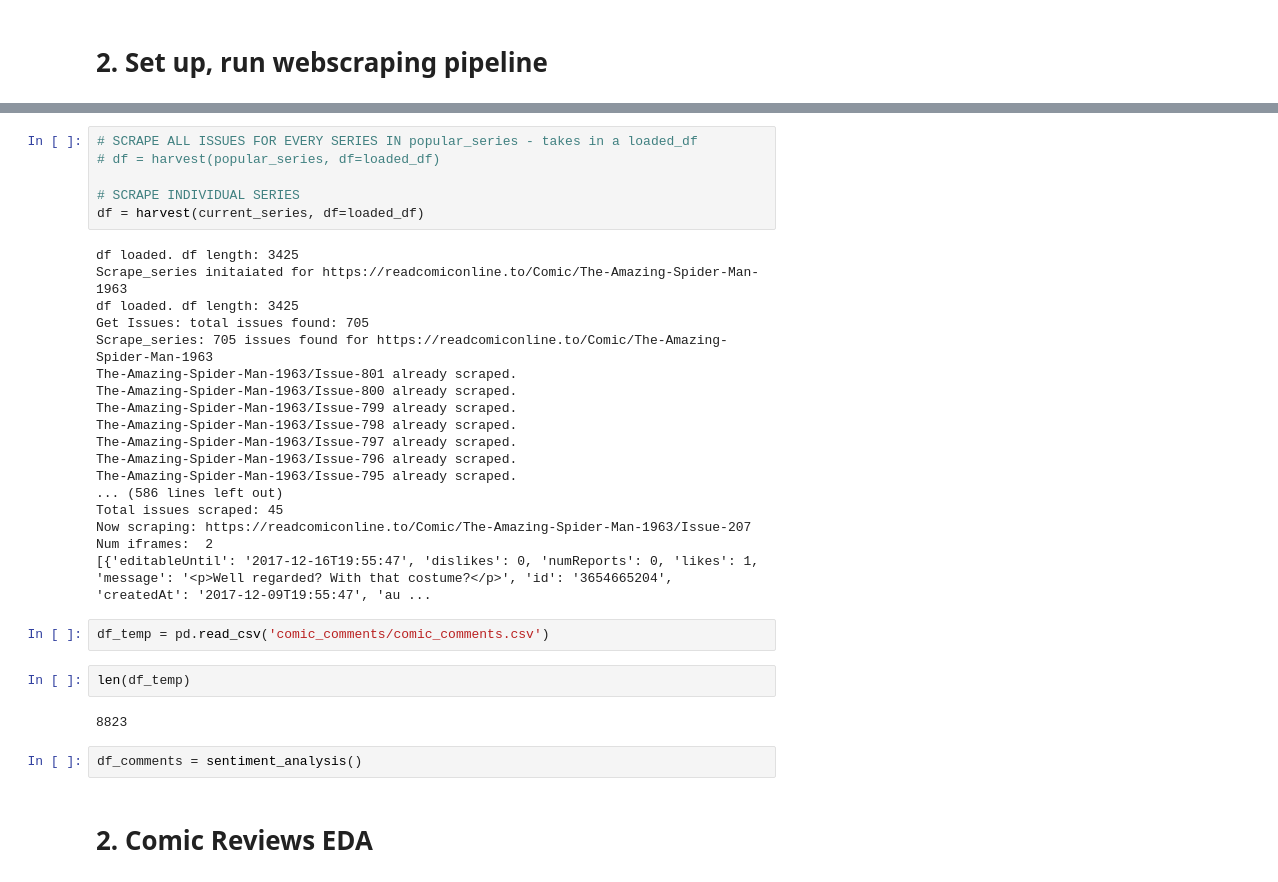
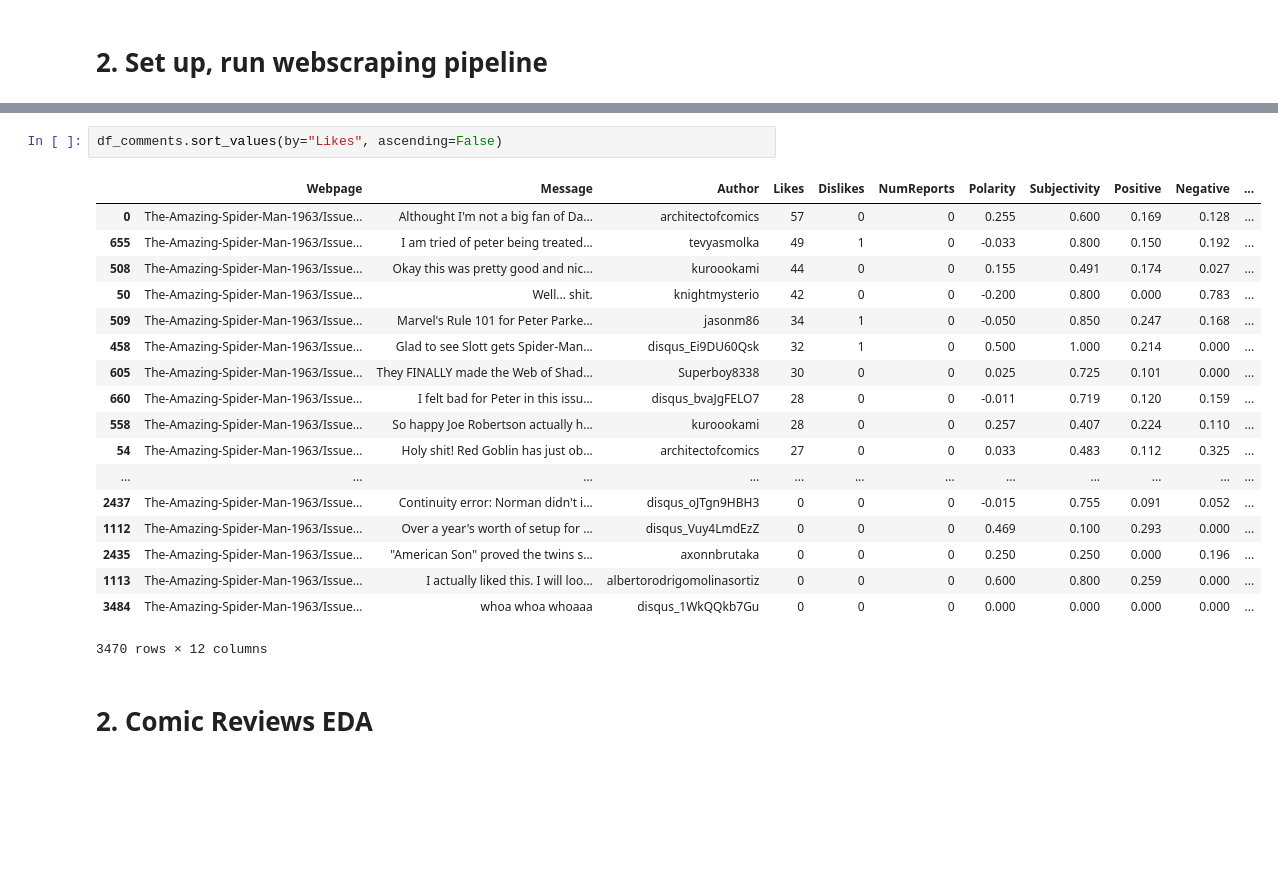
Before and after one commit to abgrss/comic_comments_nlp, a Jupyter notebook: Comic Comments NLP.ipynb, the cells around one changed output, grey strips where cells are left out. Cells and saved outputs as stored; diff of their text form; blank space fills up the shorter version.

```diff
--- a/Comic Comments NLP.ipynb
+++ b/Comic Comments NLP.ipynb
@@ -461,35 +449,24 @@ len(loaded_df)
-# %%
-# SCRAPE ALL ISSUES FOR EVERY SERIES IN popular_series - takes in a loaded_df
-# df = harvest(popular_series, df=loaded_df)
-
-# SCRAPE INDIVIDUAL SERIES
-df = harvest(current_series, df=loaded_df)
-# %% [output]
-df loaded. df length: 3425
-Scrape_series initaiated for https://readcomiconline.to/Comic/The-Amazing-Spider-Man-1963
-df loaded. df length: 3425
-Get Issues: total issues found: 705
-Scrape_series: 705 issues found for https://readcomiconline.to/Comic/The-Amazing-Spider-Man-1963
-The-Amazing-Spider-Man-1963/Issue-801 already scraped.
-The-Amazing-Spider-Man-1963/Issue-800 already scraped.
-The-Amazing-Spider-Man-1963/Issue-799 already scraped.
-The-Amazing-Spider-Man-1963/Issue-798 already scraped.
-The-Amazing-Spider-Man-1963/Issue-797 already scraped.
-The-Amazing-Spider-Man-1963/Issue-796 already scraped.
-The-Amazing-Spider-Man-1963/Issue-795 already scraped.
-... (586 lines left out)
-Total issues scraped: 45
-Now scraping: https://readcomiconline.to/Comic/The-Amazing-Spider-Man-1963/Issue-207
-Num iframes:  2
-[{'editableUntil': '2017-12-16T19:55:47', 'dislikes': 0, 'numReports': 0, 'likes': 1, 'message': '<p>Well regarded? With that costume?</p>', 'id': '3654665204', 'createdAt': '2017-12-09T19:55:47', 'au ...
-# %%
-df_temp = pd.read_csv('comic_comments/comic_comments.csv')
-# %%
-len(df_temp)
-# %% [output]
-8823
-# %%
-df_comments = sentiment_analysis()
+# %%
+df_comments.sort_values(by="Likes", ascending=False)
+# %% [output]
+|  | Webpage | Message | Author | Likes | Dislikes | NumReports | Polarity | Subjectivity | Positive | Negative | ... |
+| 0 | The-Amazing-Spider-Man-1963/Issue... | Althought I'm not a big fan of Da... | architectofcomics | 57 | 0 | 0 | 0.255 | 0.600 | 0.169 | 0.128 | ... |
+| 655 | The-Amazing-Spider-Man-1963/Issue... | I am tried of peter being treated... | tevyasmolka | 49 | 1 | 0 | -0.033 | 0.800 | 0.150 | 0.192 | ... |
+| 508 | The-Amazing-Spider-Man-1963/Issue... | Okay this was pretty good and nic... | kuroookami | 44 | 0 | 0 | 0.155 | 0.491 | 0.174 | 0.027 | ... |
+| 50 | The-Amazing-Spider-Man-1963/Issue... | Well... shit. | knightmysterio | 42 | 0 | 0 | -0.200 | 0.800 | 0.000 | 0.783 | ... |
+| 509 | The-Amazing-Spider-Man-1963/Issue... | Marvel's Rule 101 for Peter Parke... | jasonm86 | 34 | 1 | 0 | -0.050 | 0.850 | 0.247 | 0.168 | ... |
+| 458 | The-Amazing-Spider-Man-1963/Issue... | Glad to see Slott gets Spider-Man... | disqus_Ei9DU60Qsk | 32 | 1 | 0 | 0.500 | 1.000 | 0.214 | 0.000 | ... |
+| 605 | The-Amazing-Spider-Man-1963/Issue... | They FINALLY made the Web of Shad... | Superboy8338 | 30 | 0 | 0 | 0.025 | 0.725 | 0.101 | 0.000 | ... |
+| 660 | The-Amazing-Spider-Man-1963/Issue... | I felt bad for Peter in this issu... | disqus_bvaJgFELO7 | 28 | 0 | 0 | -0.011 | 0.719 | 0.120 | 0.159 | ... |
+| 558 | The-Amazing-Spider-Man-1963/Issue... | So happy Joe Robertson actually h... | kuroookami | 28 | 0 | 0 | 0.257 | 0.407 | 0.224 | 0.110 | ... |
+| 54 | The-Amazing-Spider-Man-1963/Issue... | Holy shit! Red Goblin has just ob... | architectofcomics | 27 | 0 | 0 | 0.033 | 0.483 | 0.112 | 0.325 | ... |
+| ... | ... | ... | ... | ... | ... | ... | ... | ... | ... | ... | ... |
+| 2437 | The-Amazing-Spider-Man-1963/Issue... | Continuity error: Norman didn't i... | disqus_oJTgn9HBH3 | 0 | 0 | 0 | -0.015 | 0.755 | 0.091 | 0.052 | ... |
+| 1112 | The-Amazing-Spider-Man-1963/Issue... | Over a year's worth of setup for ... | disqus_Vuy4LmdEzZ | 0 | 0 | 0 | 0.469 | 0.100 | 0.293 | 0.000 | ... |
+| 2435 | The-Amazing-Spider-Man-1963/Issue... | "American Son" proved the twins s... | axonnbrutaka | 0 | 0 | 0 | 0.250 | 0.250 | 0.000 | 0.196 | ... |
+| 1113 | The-Amazing-Spider-Man-1963/Issue... | I actually liked this. I will loo... | albertorodrigomolinasortiz | 0 | 0 | 0 | 0.600 | 0.800 | 0.259 | 0.000 | ... |
+| 3484 | The-Amazing-Spider-Man-1963/Issue... | whoa whoa whoaaa | disqus_1WkQQkb7Gu | 0 | 0 | 0 | 0.000 | 0.000 | 0.000 | 0.000 | ... |
+3470 rows × 12 columns
 # %% [markdown]
 # 2. Comic Reviews EDA
 # %% [markdown]
```
Also changed, not shown: parts of 14 cells of this notebook, 1 other file.
